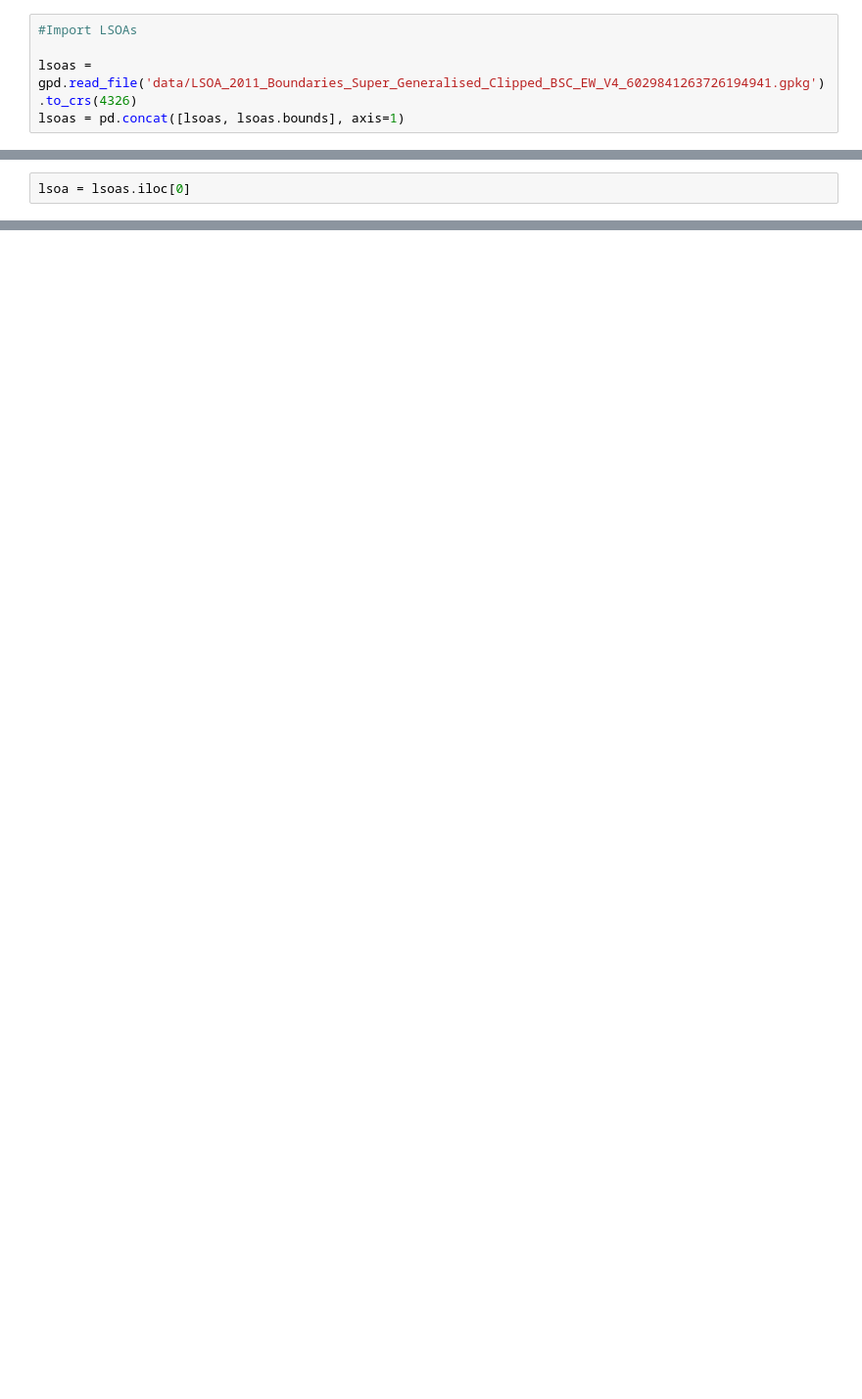
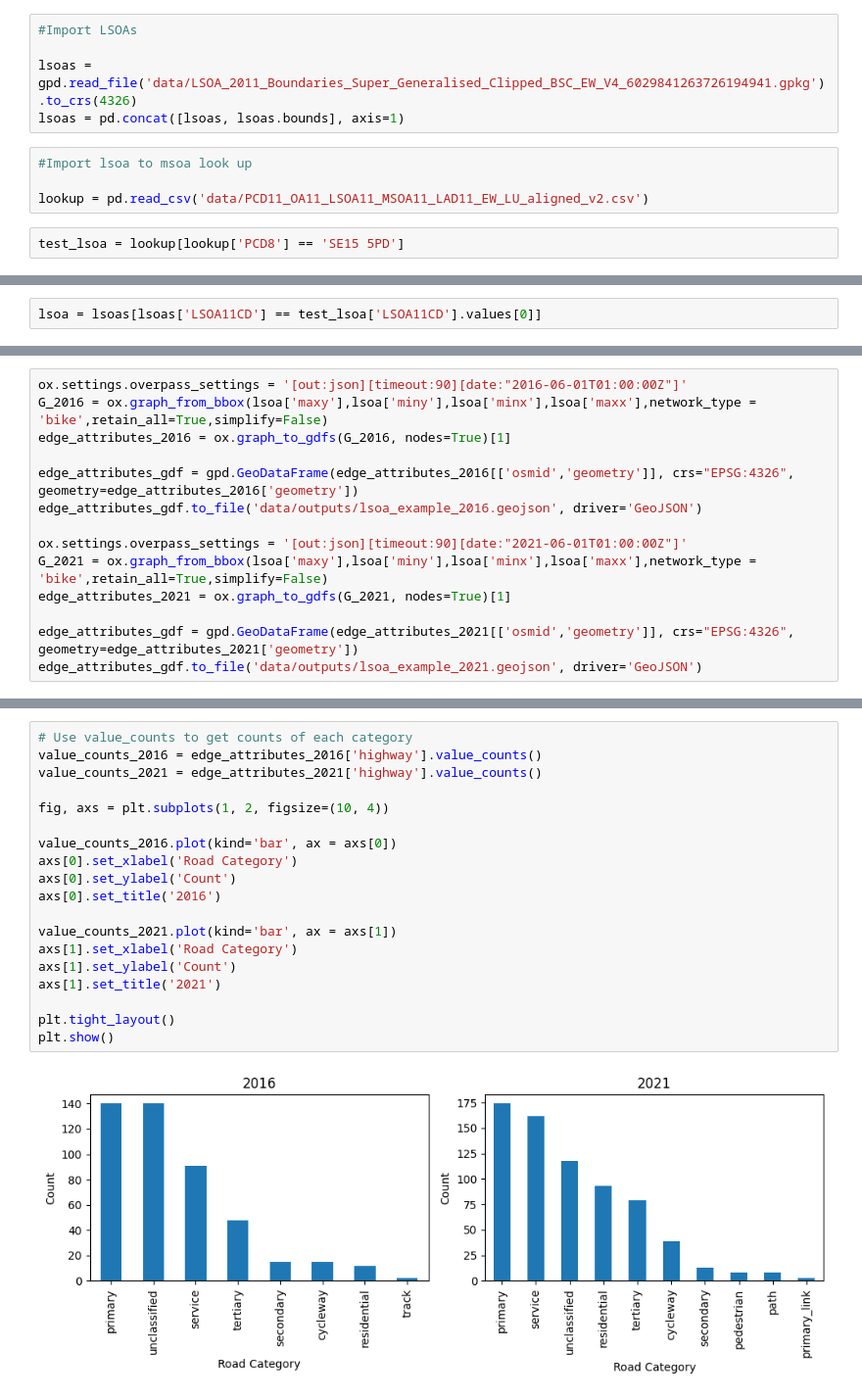
Before and after one commit to acteng/area-level-cyclability, a Jupyter notebook: development.ipynb, the cells around one changed output, grey strips where cells are left out. Shown: that part at 98% size. Cells and saved outputs as stored; diff of their text form; blank space fills up the shorter version.

Commit message:
historical data pulls at all three spatial levels complete

```diff
--- a/development.ipynb
+++ b/development.ipynb
@@ -23,3 +64,9 @@ ox.settings.overpass_settings = '[out:json][timeout:90][date:"2016-10-28T19:20:0
 
 lsoas = gpd.read_file('data/LSOA_2011_Boundaries_Super_Generalised_Clipped_BSC_EW_V4_6029841263726194941.gpkg').to_crs(4326)
 lsoas = pd.concat([lsoas, lsoas.bounds], axis=1)
+# %%
+#Import lsoa to msoa look up
+
+lookup = pd.read_csv('data/PCD11_OA11_LSOA11_MSOA11_LAD11_EW_LU_aligned_v2.csv')
+# %%
+test_lsoa = lookup[lookup['PCD8'] == 'SE15 5PD']
@@ -26,2 +75,2 @@ lsoas = pd.concat([lsoas, lsoas.bounds], axis=1)
 # %%
-lsoa = lsoas.iloc[0]
+lsoa = lsoas[lsoas['LSOA11CD'] == test_lsoa['LSOA11CD'].values[0]]
@@ -31,0 +79,14 @@ edge_attributes = ox.graph_to_gdfs(G_2019, nodes=True)[1]
+# %%
+ox.settings.overpass_settings = '[out:json][timeout:90][date:"2016-06-01T01:00:00Z"]'
+G_2016 = ox.graph_from_bbox(lsoa['maxy'],lsoa['miny'],lsoa['minx'],lsoa['maxx'],network_type = 'bike',retain_all=True,simplify=False)
+edge_attributes_2016 = ox.graph_to_gdfs(G_2016, nodes=True)[1]
+
+edge_attributes_gdf = gpd.GeoDataFrame(edge_attributes_2016[['osmid','geometry']], crs="EPSG:4326", geometry=edge_attributes_2016['geometry'])
+edge_attributes_gdf.to_file('data/outputs/lsoa_example_2016.geojson', driver='GeoJSON')
+
+ox.settings.overpass_settings = '[out:json][timeout:90][date:"2021-06-01T01:00:00Z"]'
+G_2021 = ox.graph_from_bbox(lsoa['maxy'],lsoa['miny'],lsoa['minx'],lsoa['maxx'],network_type = 'bike',retain_all=True,simplify=False)
+edge_attributes_2021 = ox.graph_to_gdfs(G_2021, nodes=True)[1]
+
+edge_attributes_gdf = gpd.GeoDataFrame(edge_attributes_2021[['osmid','geometry']], crs="EPSG:4326", geometry=edge_attributes_2021['geometry'])
+edge_attributes_gdf.to_file('data/outputs/lsoa_example_2021.geojson', driver='GeoJSON')
@@ -34,0 +199,21 @@ edge_attributes_gdf.to_file('data/outputs/lsoa_example.geojson', driver='GeoJSON
+# %%
+# Use value_counts to get counts of each category
+value_counts_2016 = edge_attributes_2016['highway'].value_counts()
+value_counts_2021 = edge_attributes_2021['highway'].value_counts()
+
+fig, axs = plt.subplots(1, 2, figsize=(10, 4))
+
+value_counts_2016.plot(kind='bar', ax = axs[0])
+axs[0].set_xlabel('Road Category')
+axs[0].set_ylabel('Count')
+axs[0].set_title('2016')
+
+value_counts_2021.plot(kind='bar', ax = axs[1])
+axs[1].set_xlabel('Road Category')
+axs[1].set_ylabel('Count')
+axs[1].set_title('2021')
+
+plt.tight_layout()
+plt.show()
+# %% [output]
+[figure, added]
```
Also changed, not shown: parts of 29 cells of this notebook.
